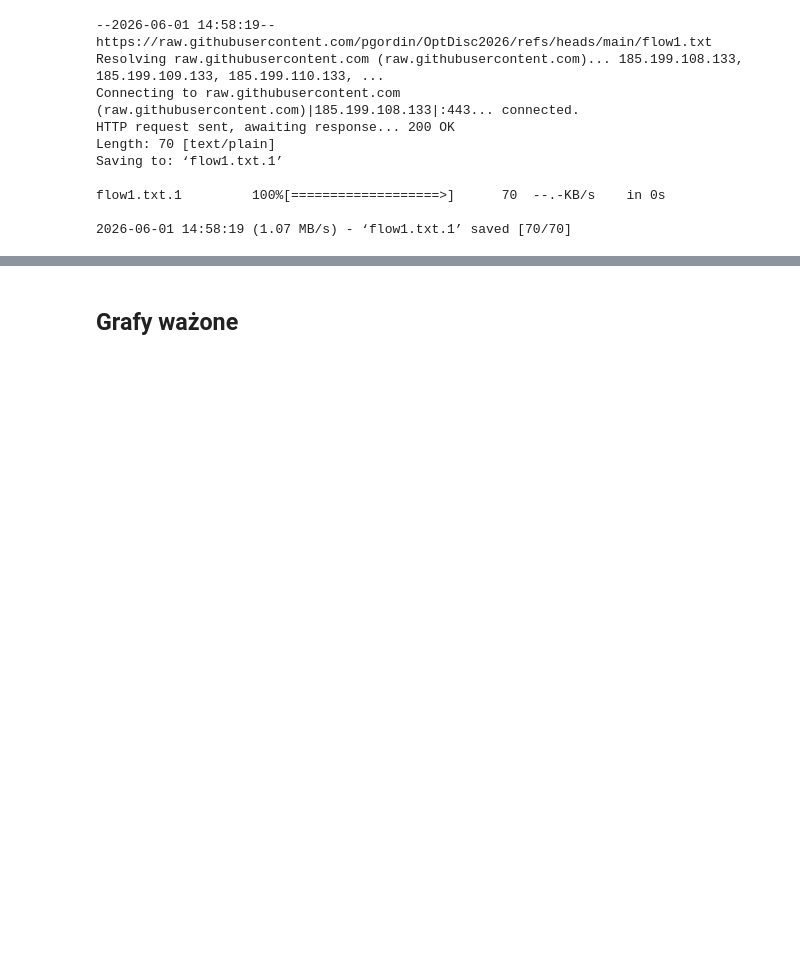
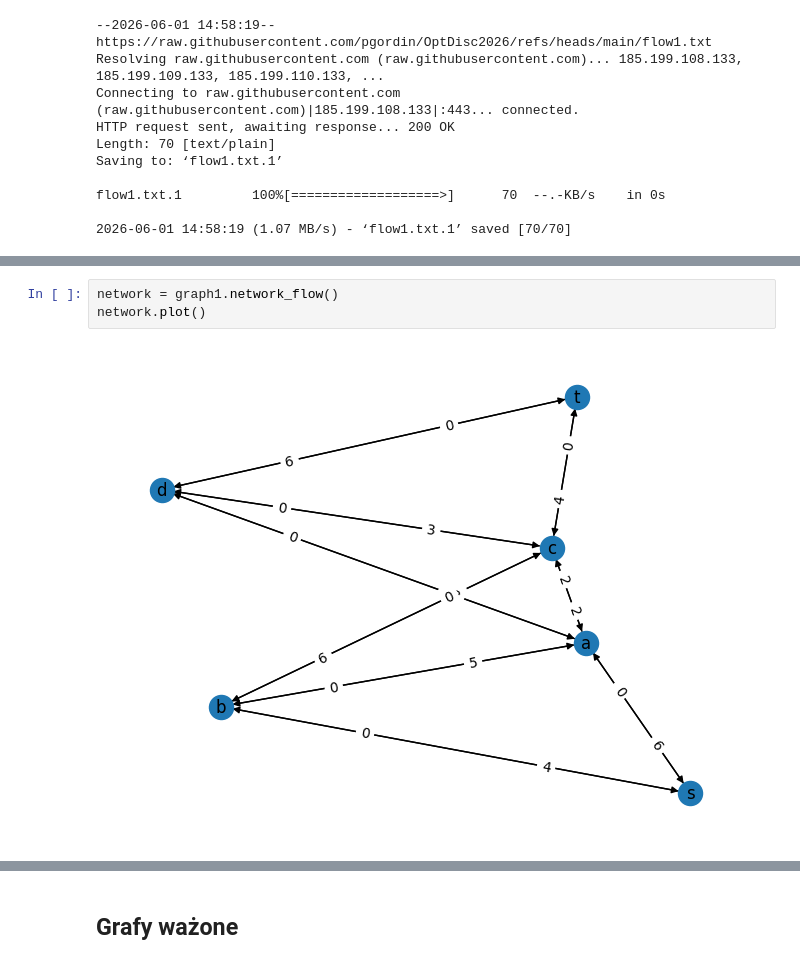
Before and after one commit to pgordin/OptDisc2026, a Jupyter notebook: Grafy7b.ipynb, the cells around one changed output, grey strips where cells are left out. Cells and saved outputs as stored; diff of their text form; blank space fills up the shorter version.

```diff
--- a/Grafy7b.ipynb
+++ b/Grafy7b.ipynb
@@ -652,0 +694,5 @@ graph1.plot()
+# %%
+network = graph1.network_flow()
+network.plot()
+# %% [output]
+[figure, added]
```
Also changed, not shown: parts of 6 cells of this notebook.
